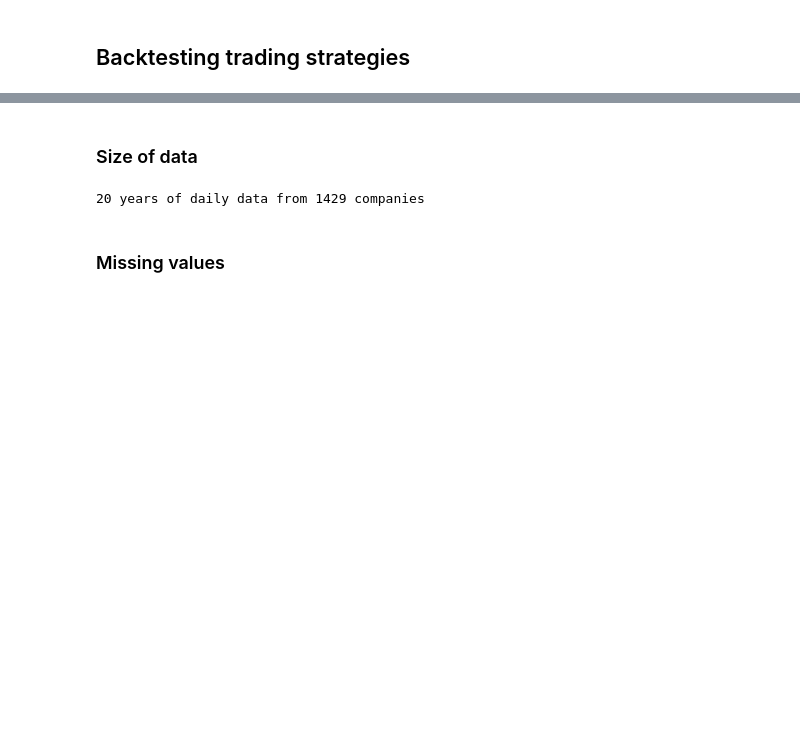
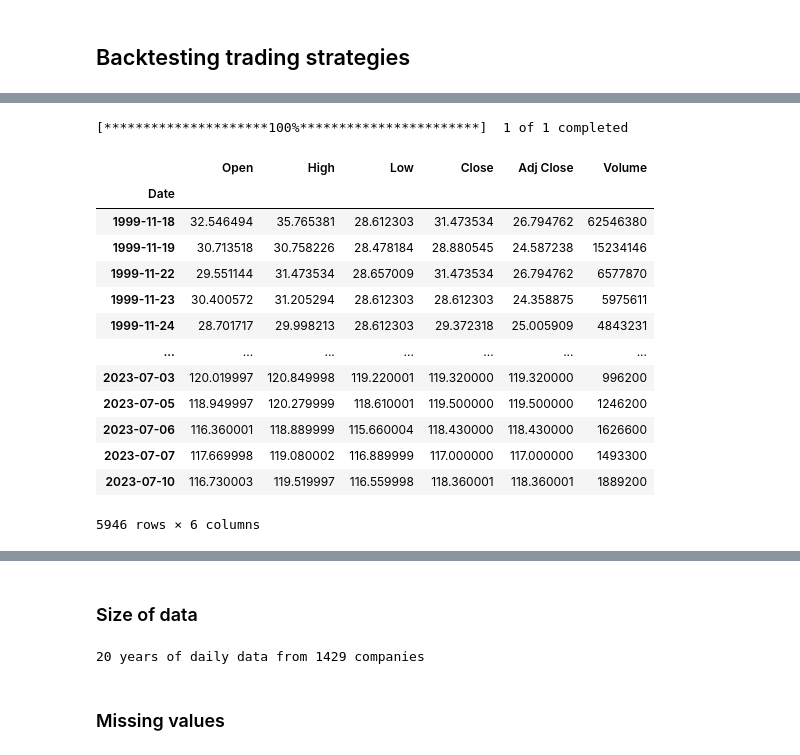
Before and after one commit to ryanlxz/backtesting, a Jupyter notebook: notebooks/test.ipynb, the cells around one changed output, grey strips where cells are left out. Drawn from its saved outputs; the diff is of its cells as text; code cells hidden in the pictures; blank space fills up the shorter version.

```diff
--- a/notebooks/test.ipynb
+++ b/notebooks/test.ipynb
@@ -24 +66,19 @@ The autoreload extension is already loaded. To reload it, use:
+# %%
+yf.download('A')
+# %% [output]
+[*********************100%***********************]  1 of 1 completed
+|  | Open | High | Low | Close | Adj Close | Volume |
+| Date |  |  |  |  |  |  |
+| 1999-11-18 | 32.546494 | 35.765381 | 28.612303 | 31.473534 | 26.794762 | 62546380 |
+| 1999-11-19 | 30.713518 | 30.758226 | 28.478184 | 28.880545 | 24.587238 | 15234146 |
+| 1999-11-22 | 29.551144 | 31.473534 | 28.657009 | 31.473534 | 26.794762 | 6577870 |
+| 1999-11-23 | 30.400572 | 31.205294 | 28.612303 | 28.612303 | 24.358875 | 5975611 |
+| 1999-11-24 | 28.701717 | 29.998213 | 28.612303 | 29.372318 | 25.005909 | 4843231 |
+| ... | ... | ... | ... | ... | ... | ... |
+| 2023-07-03 | 120.019997 | 120.849998 | 119.220001 | 119.320000 | 119.320000 | 996200 |
+| 2023-07-05 | 118.949997 | 120.279999 | 118.610001 | 119.500000 | 119.500000 | 1246200 |
+| 2023-07-06 | 116.360001 | 118.889999 | 115.660004 | 118.430000 | 118.430000 | 1626600 |
+| 2023-07-07 | 117.669998 | 119.080002 | 116.889999 | 117.000000 | 117.000000 | 1493300 |
+| 2023-07-10 | 116.730003 | 119.519997 | 116.559998 | 118.360001 | 118.360001 | 1889200 |
+5946 rows × 6 columns
 # %%
```
Also changed, not shown: parts of 12 cells of this notebook, 2 other files.
